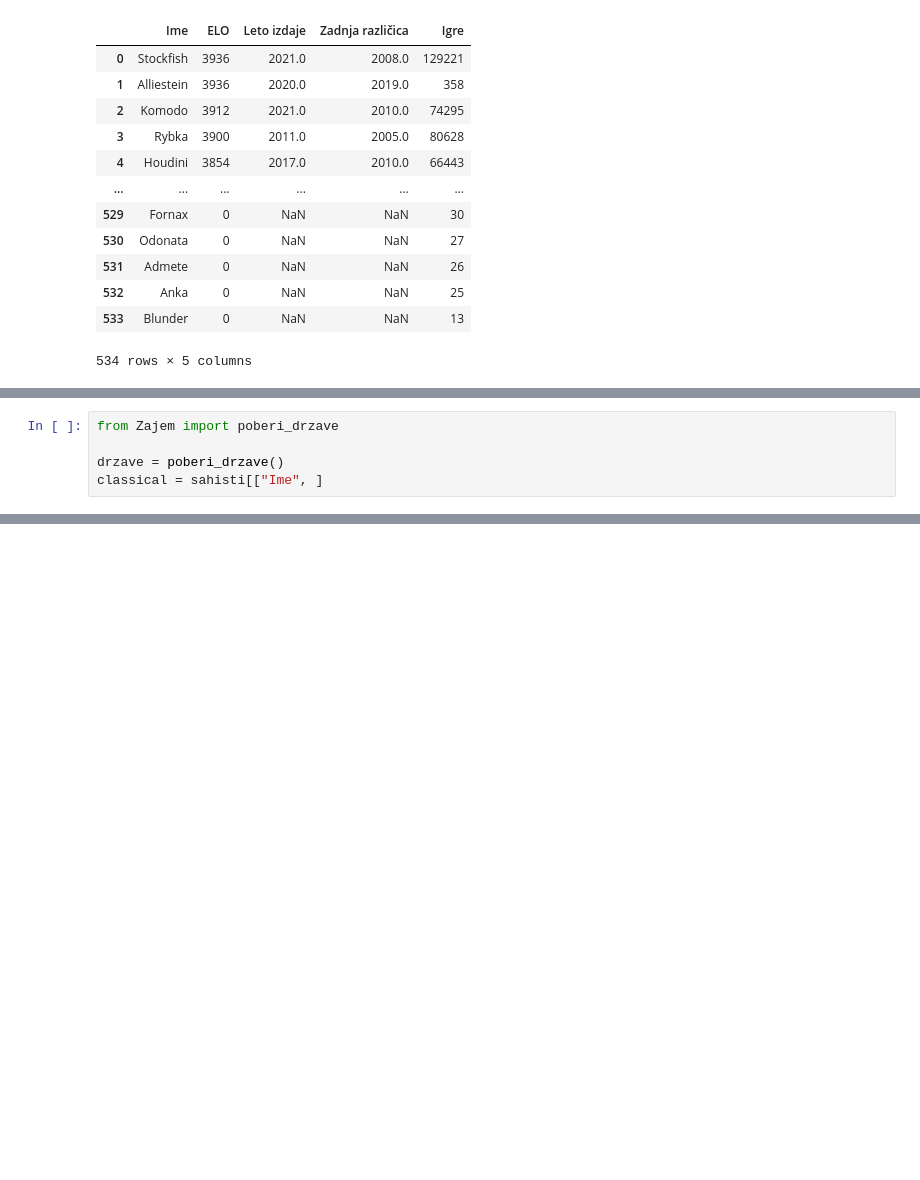
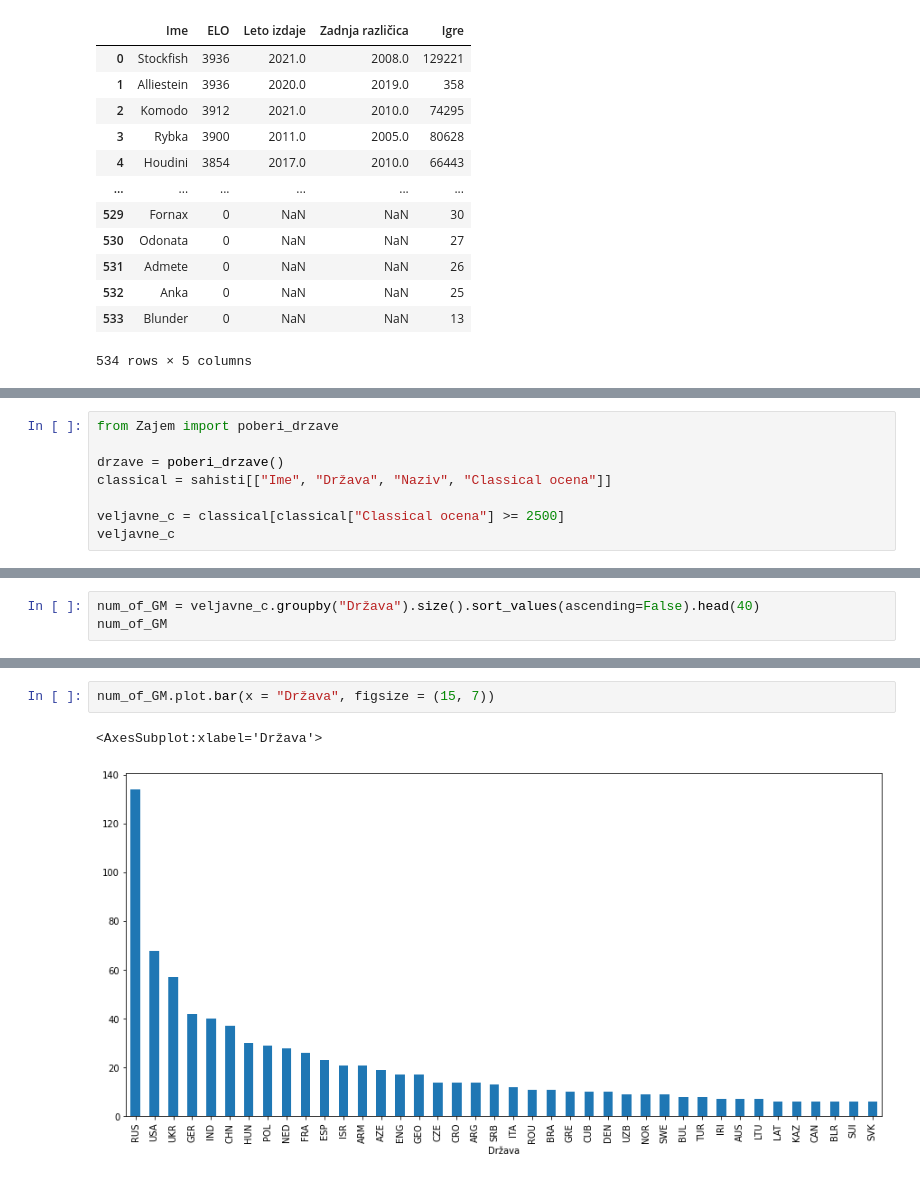
Before and after one commit to UrosKosmac123/Sahisti-sveta, a Jupyter notebook: Analiza.ipynb, the cells around one changed output, grey strips where cells are left out. Drawn from its saved outputs; the diff is of its cells as text; blank space fills up the shorter version.

```diff
--- a/Analiza.ipynb
+++ b/Analiza.ipynb
@@ -101,4 +125,7 @@ Opomba: ELO, na katerega se navizuje naslov, je minimalena classical ocena, ki j
 from Zajem import poberi_drzave
 
 drzave = poberi_drzave()
-classical = sahisti[["Ime", ]
+classical = sahisti[["Ime", "Država", "Naziv", "Classical ocena"]]
+
+veljavne_c = classical[classical["Classical ocena"] >= 2500]
+veljavne_c
@@ -104,0 +146,3 @@ classical = sahisti[["Ime", ]
+# %%
+num_of_GM = veljavne_c.groupby("Država").size().sort_values(ascending=False).head(40)
+num_of_GM
@@ -104,0 +167,5 @@ classical = sahisti[["Ime", ]
+# %%
+num_of_GM.plot.bar(x = "Država", figsize = (15, 7))
+# %% [output]
+<AxesSubplot:xlabel='Država'>
+[figure, added]
```
Also changed, not shown: parts of 22 cells of this notebook, 3 other files.
